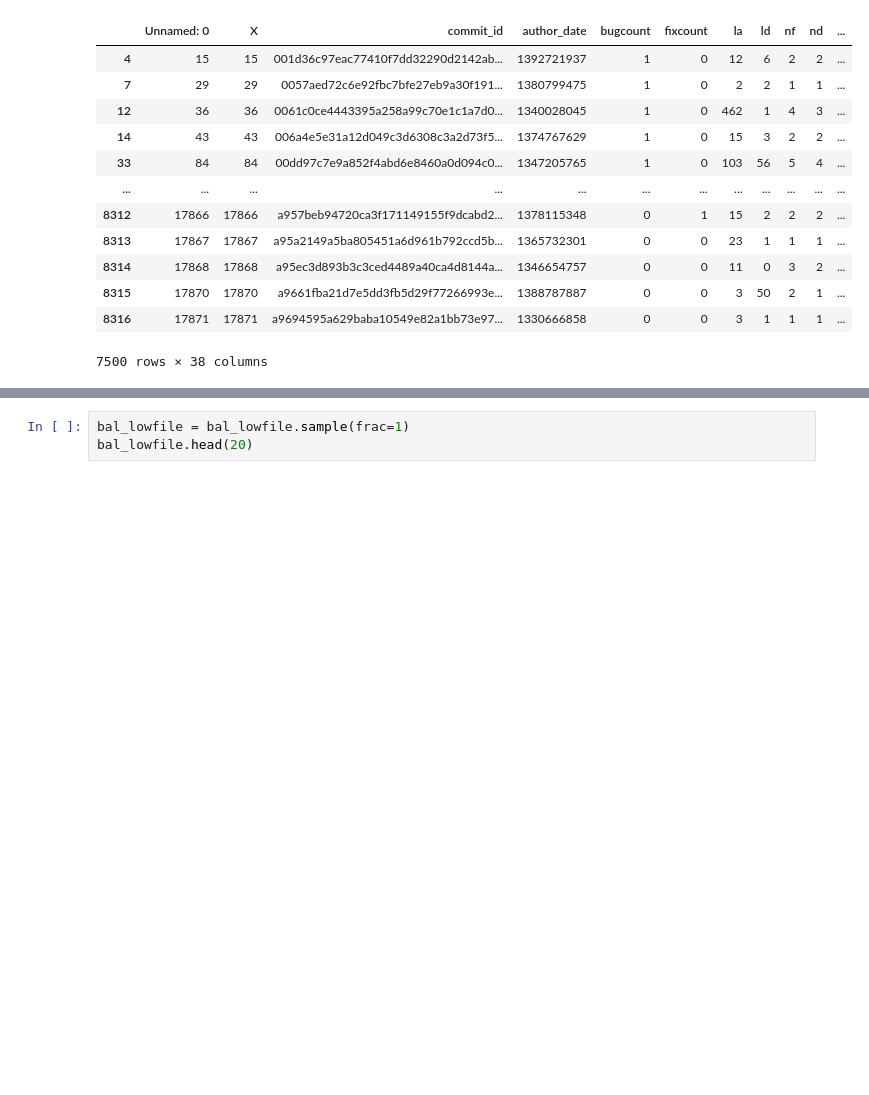
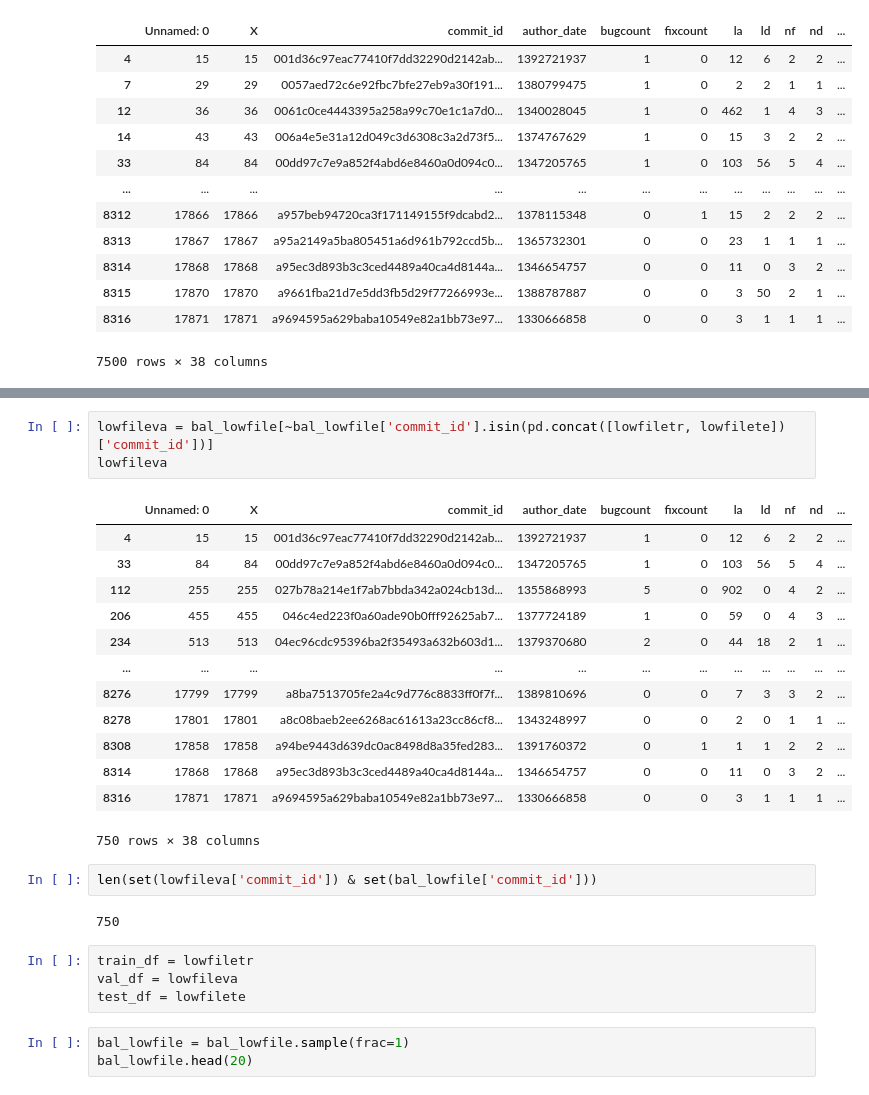
Before and after one commit to uw-swag/jit-bugpred, a Jupyter notebook: notebooks/moving_target.ipynb, the cells around one changed output, grey strips where cells are left out. Saved outputs shown, nothing was run; the diff lists cells and outputs as text; blank space fills up the shorter version.

```diff
--- a/notebooks/moving_target.ipynb
+++ b/notebooks/moving_target.ipynb
@@ -198,3 +273,28 @@ bal_lowfile
+# %%
+lowfileva = bal_lowfile[~bal_lowfile['commit_id'].isin(pd.concat([lowfiletr, lowfilete])['commit_id'])]
+lowfileva
+# %% [output]
+|  | Unnamed: 0 | X | commit_id | author_date | bugcount | fixcount | la | ld | nf | nd | ... |
+| 4 | 15 | 15 | 001d36c97eac77410f7dd32290d2142ab... | 1392721937 | 1 | 0 | 12 | 6 | 2 | 2 | ... |
+| 33 | 84 | 84 | 00dd97c7e9a852f4abd6e8460a0d094c0... | 1347205765 | 1 | 0 | 103 | 56 | 5 | 4 | ... |
+| 112 | 255 | 255 | 027b78a214e1f7ab7bbda342a024cb13d... | 1355868993 | 5 | 0 | 902 | 0 | 4 | 2 | ... |
+| 206 | 455 | 455 | 046c4ed223f0a60ade90b0fff92625ab7... | 1377724189 | 1 | 0 | 59 | 0 | 4 | 3 | ... |
+| 234 | 513 | 513 | 04ec96cdc95396ba2f35493a632b603d1... | 1379370680 | 2 | 0 | 44 | 18 | 2 | 1 | ... |
+| ... | ... | ... | ... | ... | ... | ... | ... | ... | ... | ... | ... |
+| 8276 | 17799 | 17799 | a8ba7513705fe2a4c9d776c8833ff0f7f... | 1389810696 | 0 | 0 | 7 | 3 | 3 | 2 | ... |
+| 8278 | 17801 | 17801 | a8c08baeb2ee6268ac61613a23cc86cf8... | 1343248997 | 0 | 0 | 2 | 0 | 1 | 1 | ... |
+| 8308 | 17858 | 17858 | a94be9443d639dc0ac8498d8a35fed283... | 1391760372 | 0 | 1 | 1 | 1 | 2 | 2 | ... |
+| 8314 | 17868 | 17868 | a95ec3d893b3c3ced4489a40ca4d8144a... | 1346654757 | 0 | 0 | 11 | 0 | 3 | 2 | ... |
+| 8316 | 17871 | 17871 | a9694595a629baba10549e82a1bb73e97... | 1330666858 | 0 | 0 | 3 | 1 | 1 | 1 | ... |
+750 rows × 38 columns
+# %%
+len(set(lowfileva['commit_id']) & set(bal_lowfile['commit_id']))
+# %% [output]
+750
+# %%
+train_df = lowfiletr
+val_df = lowfileva
+test_df = lowfilete
 # %%
 bal_lowfile = bal_lowfile.sample(frac=1)
 bal_lowfile.head(20)
```
Also changed, not shown: parts of 18 cells of this notebook, 5 other files.
